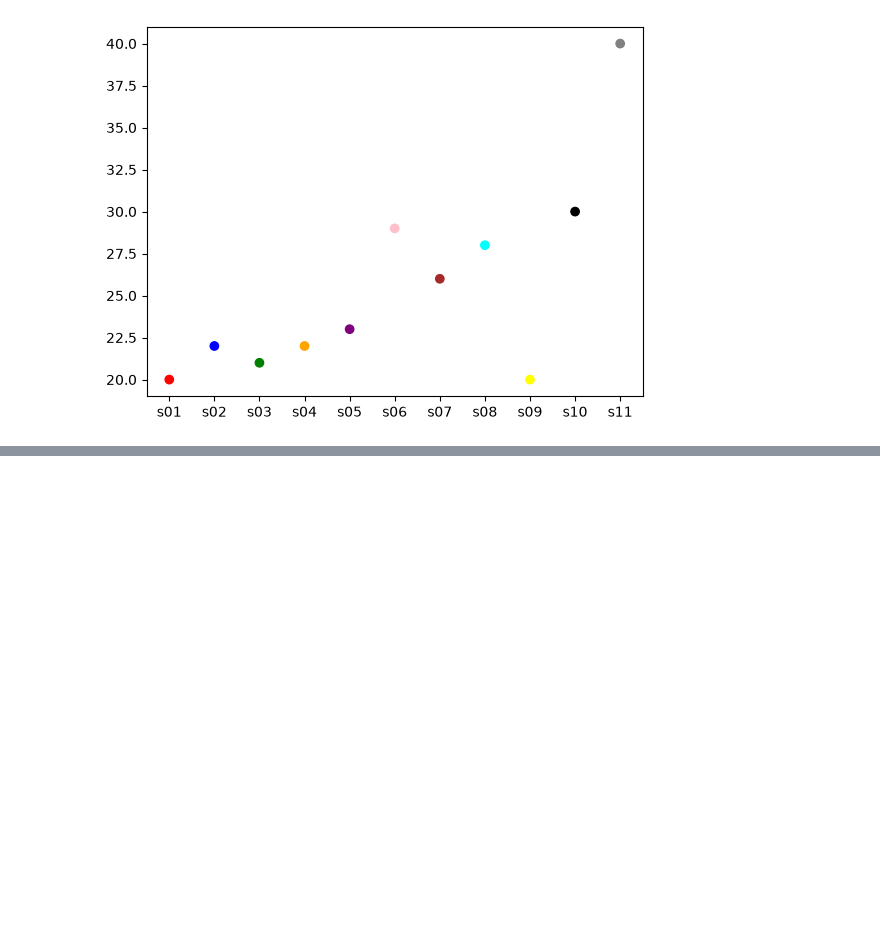
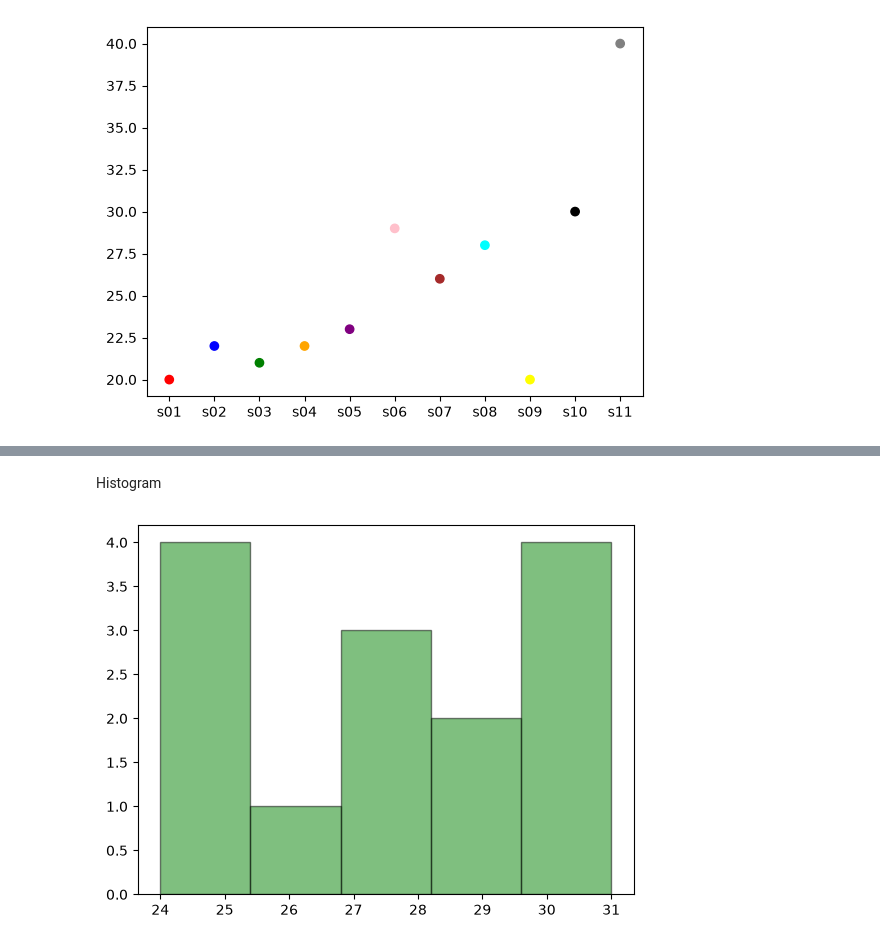
Before and after one commit to Rijesh033/placement-training, a Jupyter notebook: Data visualization/visualizationphase1.ipynb, the cells around one changed output, grey strips where cells are left out. Cells and saved outputs as stored; diff of their text form; code cells hidden in the pictures; blank space fills up the shorter version.

```diff
--- a/Data visualization/visualizationphase1.ipynb
+++ b/Data visualization/visualizationphase1.ipynb
@@ -107,0 +148,10 @@ plt.show()
+# %% [markdown]
+Histogram
+# %%
+temp_calsius=[28,29,30,31,31,30,28,29,27,26,25,24,24,24]
+plt.hist(
+    temp_calsius,bins=5,color="green",alpha=0.5,edgecolor="black"
+    )
+plt.show()
+# %% [output]
+[figure, added]
```
Also changed, not shown: parts of 8 cells of this notebook, 5 other files.
